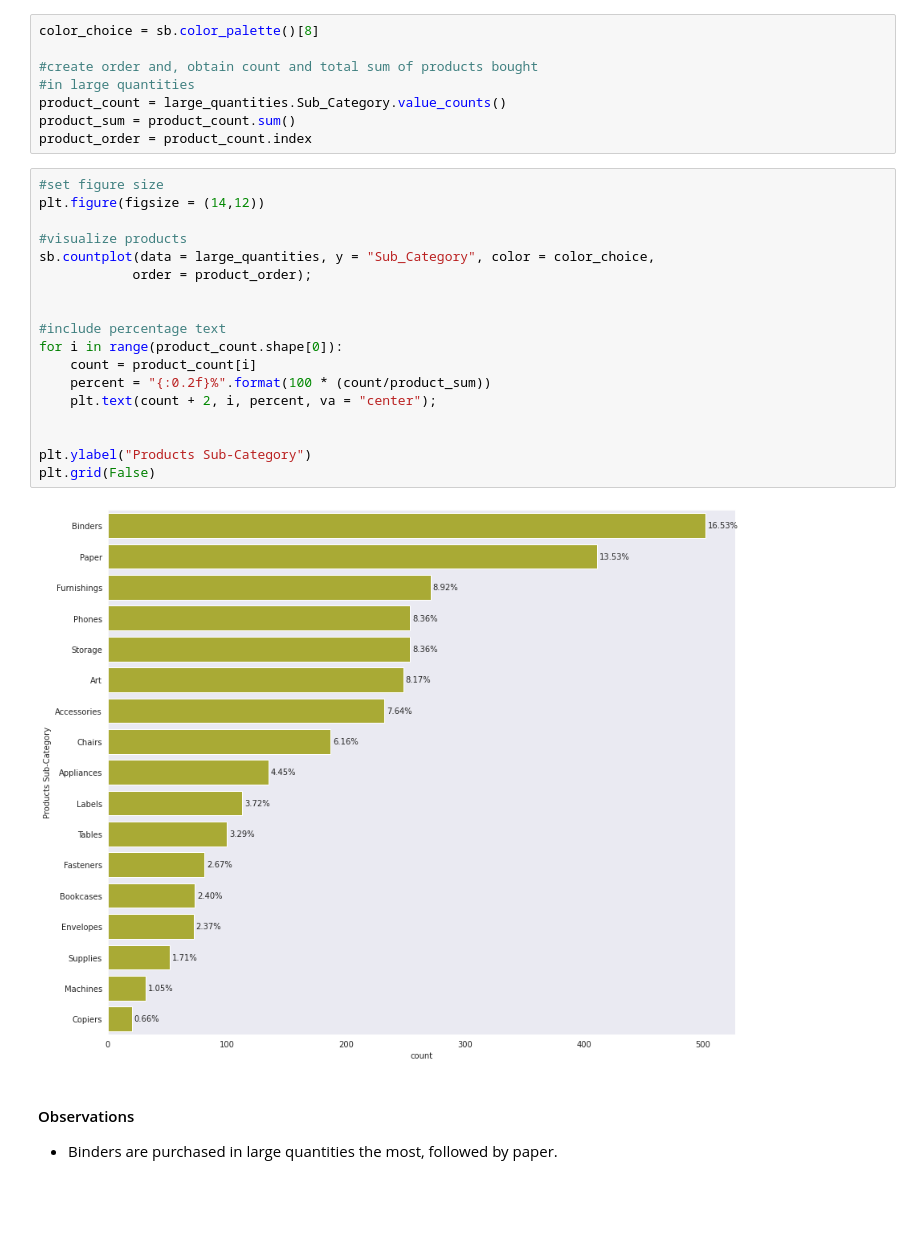
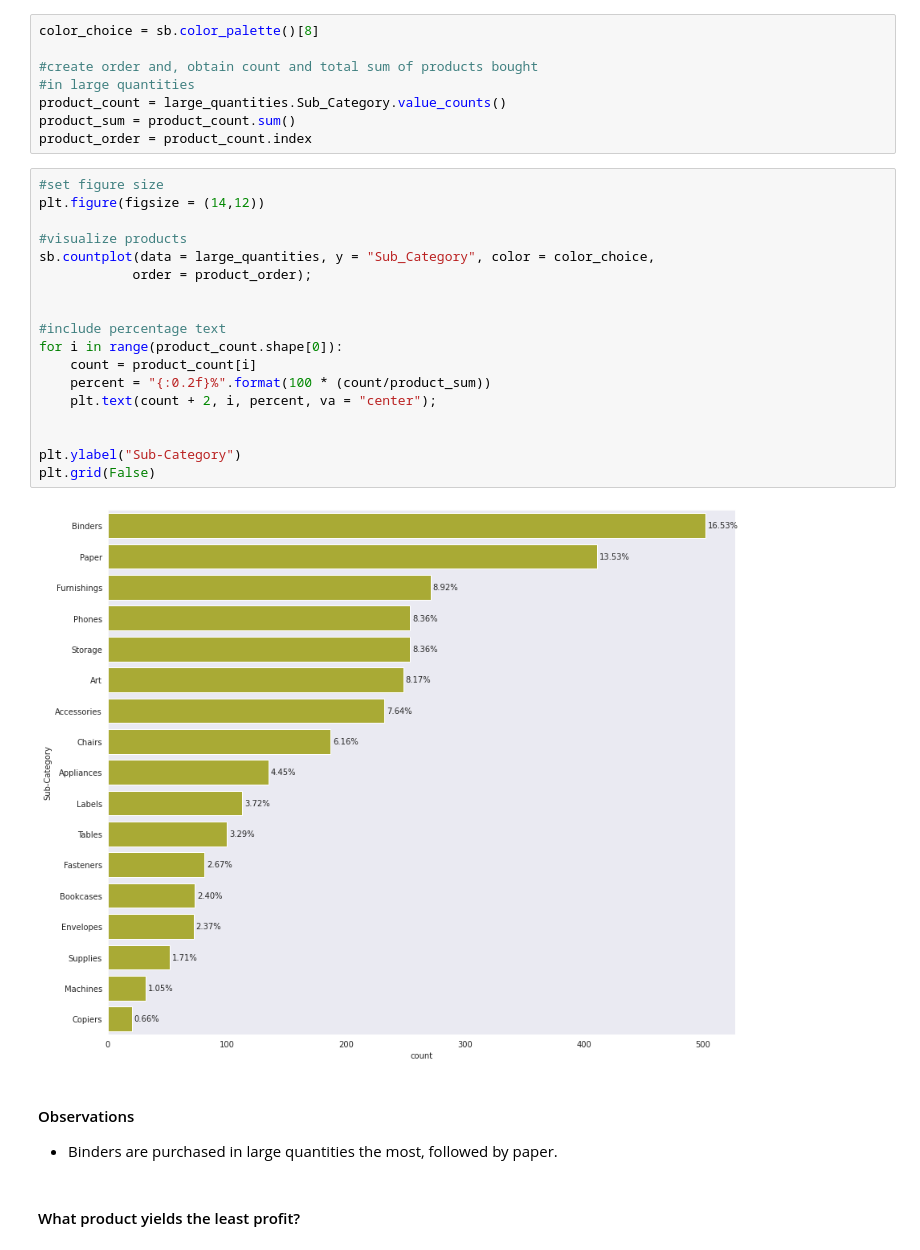
Before and after one commit to Dee-nDee/SuperStore_Data_Analysis, a Jupyter notebook: SuperStore.ipynb, the cells around one changed output. Saved outputs shown, nothing was run; the diff lists cells and outputs as text; blank space fills up the shorter version.

```diff
--- a/SuperStore.ipynb
+++ b/SuperStore.ipynb
@@ -1029,24 +1029,26 @@ product_order = product_count.index
 # %%
 #set figure size
 plt.figure(figsize = (14,12))
 
 #visualize products
 sb.countplot(data = large_quantities, y = "Sub_Category", color = color_choice,
             order = product_order);
 
 
 #include percentage text
 for i in range(product_count.shape[0]):
     count = product_count[i]
     percent = "{:0.2f}%".format(100 * (count/product_sum))
     plt.text(count + 2, i, percent, va = "center");
 
 
-plt.ylabel("Products Sub-Category")
+plt.ylabel("Sub-Category")
 plt.grid(False)
 # %% [output]
-[figure, old version]
+[figure, new version]
 # %% [markdown]
 #### Observations
 
 - Binders are purchased in large quantities the most, followed by paper.
+# %% [markdown]
+#### What product yields the least profit?
```
Also changed, not shown: parts of 4 cells of this notebook.
